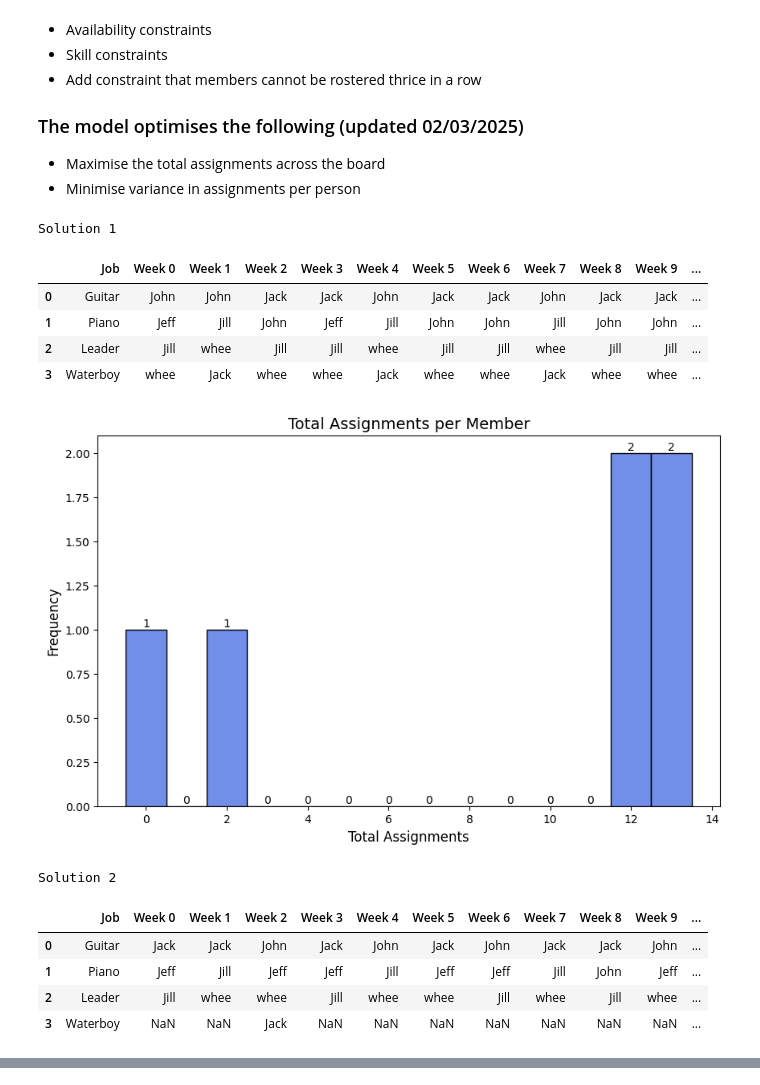
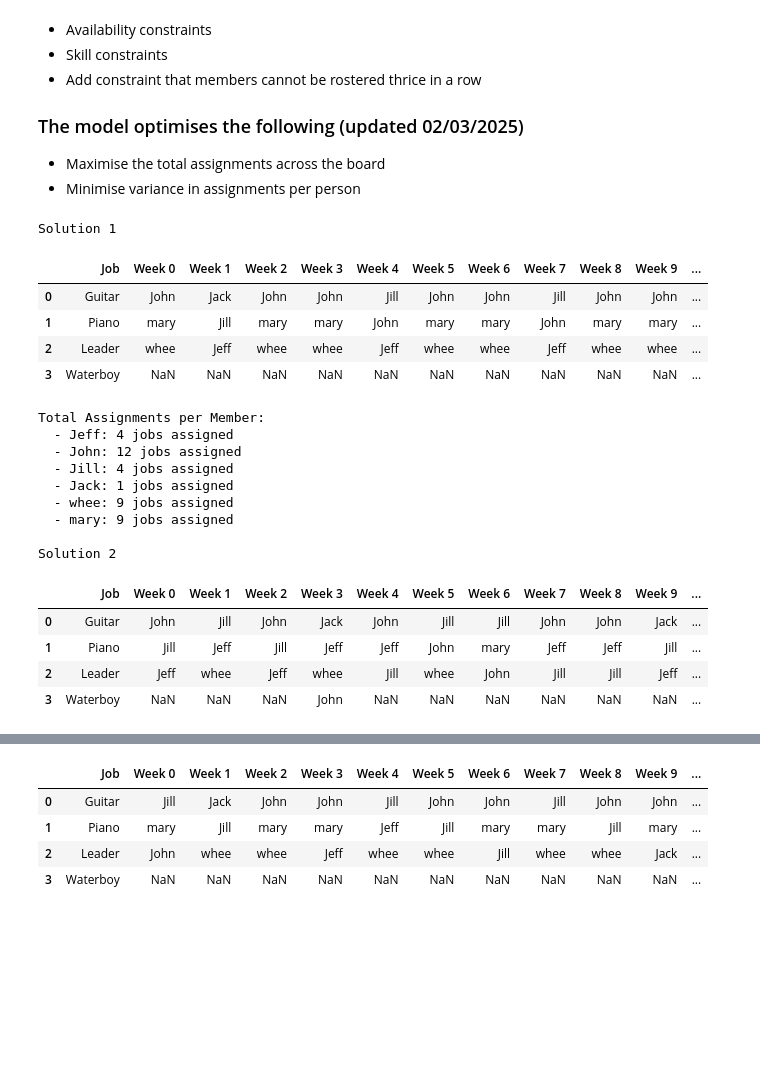
Before and after one commit to AndrewCheam/automatic-roster, a Jupyter notebook: toy_notebook.ipynb, the cells around one changed output, grey strips where cells are left out. Cells and saved outputs as stored; diff of their text form; code cells hidden in the pictures; blank space fills up the shorter version.

```diff
--- a/toy_notebook.ipynb
+++ b/toy_notebook.ipynb
@@ -72,9 +16,9 @@ class JobPartialSolutionPrinter(cp_model.CpSolverSolutionCallback):
 NUM_WEEKS = 13
 all_members = ['Jeff', 'John', 'Jill', 'Jack', 'whee', 'mary']
 all_jobs = ['Guitar', 'Piano', 'Leader', 'Waterboy']
-must_have_jobs = ['Guitar', 'Piano', 'Leader']
-not_must_have_jobs = ['Waterboy']
-all_weeks = [i for i in range(NUM_WEEKS)]
+crucial_jobs = ['Guitar', 'Piano', 'Leader']
+non_crucial_jobs = ['Waterboy']
+all_weeks = [str(i) for i in range(NUM_WEEKS)]
 input_col_names = ['name'] + all_weeks
 
 # Simulate availability constraints (some members are unavailable on some weeks)
@@ -116,7 +60,7 @@ display(skills_df)
 - Maximise the total assignments across the board
 - Minimise variance in assignments per person
 # %%
-# Creates the model.
+# Creates the model
 model = cp_model.CpModel()
 
 # Creates job assignment variables.
@@ -126,14 +70,14 @@ for m in all_members:
         for j in all_jobs:
             shifts[(m, w, j)] = model.NewBoolVar(f"shift_m{m}_w{w}_j{j}")
 
-# Each crucial job is assigned to exactly one member per week.
+# Each job is assigned to exactly one member per week.
 for w in all_weeks:
-    for j in must_have_jobs:
+    for j in crucial_jobs:
         model.AddExactlyOne(shifts[(m, w, j)] for m in all_members)
 
-# Each non-crucial job is assigned to at most one member per week.
+# Each non crucial job is assigned to at most one member per week.
 for w in all_weeks:
-    for j in not_must_have_jobs:
+    for j in non_crucial_jobs:
         model.AddAtMostOne(shifts[(m, w, j)] for m in all_members)
 
 # Each member does at most one job per week.
@@ -144,7 +88,7 @@ for m in all_members:
 # Add availability constraints
 for m in all_members:
     for w in all_weeks:
-        if not availability_df.loc[m, w]:
+        if not availability_df.loc[m, str(w)]:
             for j in all_jobs:
                 model.Add(shifts[(m, w, j)] == 0)
 
@@ -157,10 +101,10 @@ for m in all_members:
 
 # Add constraint that members cannot be rostered thrice
 for m in all_members:
-    for w in range(len(all_weeks) - 2):  # Ensure we don't go out of bounds
+    for w in all_weeks[:-2]:  # Ensure we don't go out of bounds
         for j in all_jobs:
             model.Add(
-                shifts[(m, w, j)] + shifts[(m, w + 1, j)] + shifts[(m, w + 2, j)] <= 2
+                shifts[(m, w, j)] + shifts[(m, str(int(w) + 1), j)] + shifts[(m, str(int(w) + 2), j)] <= 2
             )
 
 
@@ -183,45 +127,72 @@ for m in all_members:
 squared_deviation = {}
 for m in all_members:
     squared_deviation[m] = model.NewIntVar(0, (len(all_weeks) * len(all_jobs)) ** 2, f"squared_deviation_{m}")
     model.AddMultiplicationEquality(squared_deviation[m], [deviation[m], deviation[m]])
 
 # Minimize sum of squared deviations to reduce variance
 model.Minimize(-sum(total_assignments[m] for m in all_members) * 10 + sum(squared_deviation[m] for m in all_members))
 
 
 
 # Creates the solver and solve.
 solver = cp_model.CpSolver()
 solver.parameters.linearization_level = 0
 solver.parameters.enumerate_all_solutions = False
 
 solution_printer = JobPartialSolutionPrinter(
-    shifts, all_members, NUM_WEEKS, all_jobs, total_assignments
+    shifts, all_members, all_weeks, all_jobs, total_assignments, verbose = 1
 )
-
 
 status = solver.Solve(model, solution_printer)
 
-# Statistics.
-print("\nStatistics")
 # Check if the optimal solution was found
 if status == cp_model.OPTIMAL:
     print("\nOptimal solution found!")
+    # Print the solution table
+    solution_df = pd.DataFrame()
+    solution_df["Job"] = all_jobs
+    for w in all_weeks:
+        week_list = []
+        for j in all_jobs:
+            job_filled = False
+            for m in all_members:
+                if solver.Value(shifts[(m, w, j)]):
+                    week_list.append(m)
+                    job_filled = True
+            if not job_filled:
+                week_list.append(np.nan)
+        solution_df[f"Week {w}"] = week_list
+    display(solution_df)
+    solution_df.to_csv('data/final_solution.csv')
+    # Print total assignments per member
+    print("\nTotal Assignments per Member:")
+    for m in all_members:
+        total = solver.Value(total_assignments[m])  # Retrieve total assignments
+        print(f"  - {m}: {total} jobs assigned")
+
+
 elif status == cp_model.FEASIBLE:
     print("\nFeasible solution found, but not necessarily optimal.")
 else:
     print("\nNo solution found.")
 # %% [output]
 Solution 1
 |  | Job | Week 0 | Week 1 | Week 2 | Week 3 | Week 4 | Week 5 | Week 6 | Week 7 | Week 8 | Week 9 | ... |
-| 0 | Guitar | John | John | Jack | Jack | John | Jack | Jack | John | Jack | Jack | ... |
-| 1 | Piano | Jeff | Jill | John | Jeff | Jill | John | John | Jill | John | John | ... |
-| 2 | Leader | Jill | whee | Jill | Jill | whee | Jill | Jill | whee | Jill | Jill | ... |
-| 3 | Waterboy | whee | Jack | whee | whee | Jack | whee | whee | Jack | whee | whee | ... |
+| 0 | Guitar | John | Jack | John | John | Jill | John | John | Jill | John | John | ... |
+| 1 | Piano | mary | Jill | mary | mary | John | mary | mary | John | mary | mary | ... |
+| 2 | Leader | whee | Jeff | whee | whee | Jeff | whee | whee | Jeff | whee | whee | ... |
+| 3 | Waterboy | NaN | NaN | NaN | NaN | NaN | NaN | NaN | NaN | NaN | NaN | ... |
-[figure, removed]
+Total Assignments per Member:
+  - Jeff: 4 jobs assigned
+  - John: 12 jobs assigned
+  - Jill: 4 jobs assigned
+  - Jack: 1 jobs assigned
+  - whee: 9 jobs assigned
+  - mary: 9 jobs assigned
+
 Solution 2
 |  | Job | Week 0 | Week 1 | Week 2 | Week 3 | Week 4 | Week 5 | Week 6 | Week 7 | Week 8 | Week 9 | ... |
-| 0 | Guitar | Jack | Jack | John | Jack | John | Jack | John | Jack | Jack | John | ... |
-| 1 | Piano | Jeff | Jill | Jeff | Jeff | Jill | Jeff | Jeff | Jill | John | Jeff | ... |
-| 2 | Leader | Jill | whee | whee | Jill | whee | whee | Jill | whee | Jill | whee | ... |
-| 3 | Waterboy | NaN | NaN | Jack | NaN | NaN | NaN | NaN | NaN | NaN | NaN | ... |
+| 0 | Guitar | John | Jill | John | Jack | John | Jill | Jill | John | John | Jack | ... |
+| 1 | Piano | Jill | Jeff | Jill | Jeff | Jeff | John | mary | Jeff | Jeff | Jill | ... |
+| 2 | Leader | Jeff | whee | Jeff | whee | Jill | whee | John | Jill | Jill | Jeff | ... |
+| 3 | Waterboy | NaN | NaN | NaN | John | NaN | NaN | NaN | NaN | NaN | NaN | ... |
@@ -243,0 +236,5 @@ Solution 4
+|  | Job | Week 0 | Week 1 | Week 2 | Week 3 | Week 4 | Week 5 | Week 6 | Week 7 | Week 8 | Week 9 | ... |
+| 0 | Guitar | Jill | Jack | John | John | Jill | John | John | Jill | John | John | ... |
+| 1 | Piano | mary | Jill | mary | mary | Jeff | Jill | mary | mary | Jill | mary | ... |
+| 2 | Leader | John | whee | whee | Jeff | whee | whee | Jill | whee | whee | Jack | ... |
+| 3 | Waterboy | NaN | NaN | NaN | NaN | NaN | NaN | NaN | NaN | NaN | NaN | ... |
```
Also changed, not shown: parts of 4 cells of this notebook, 1 other file.
